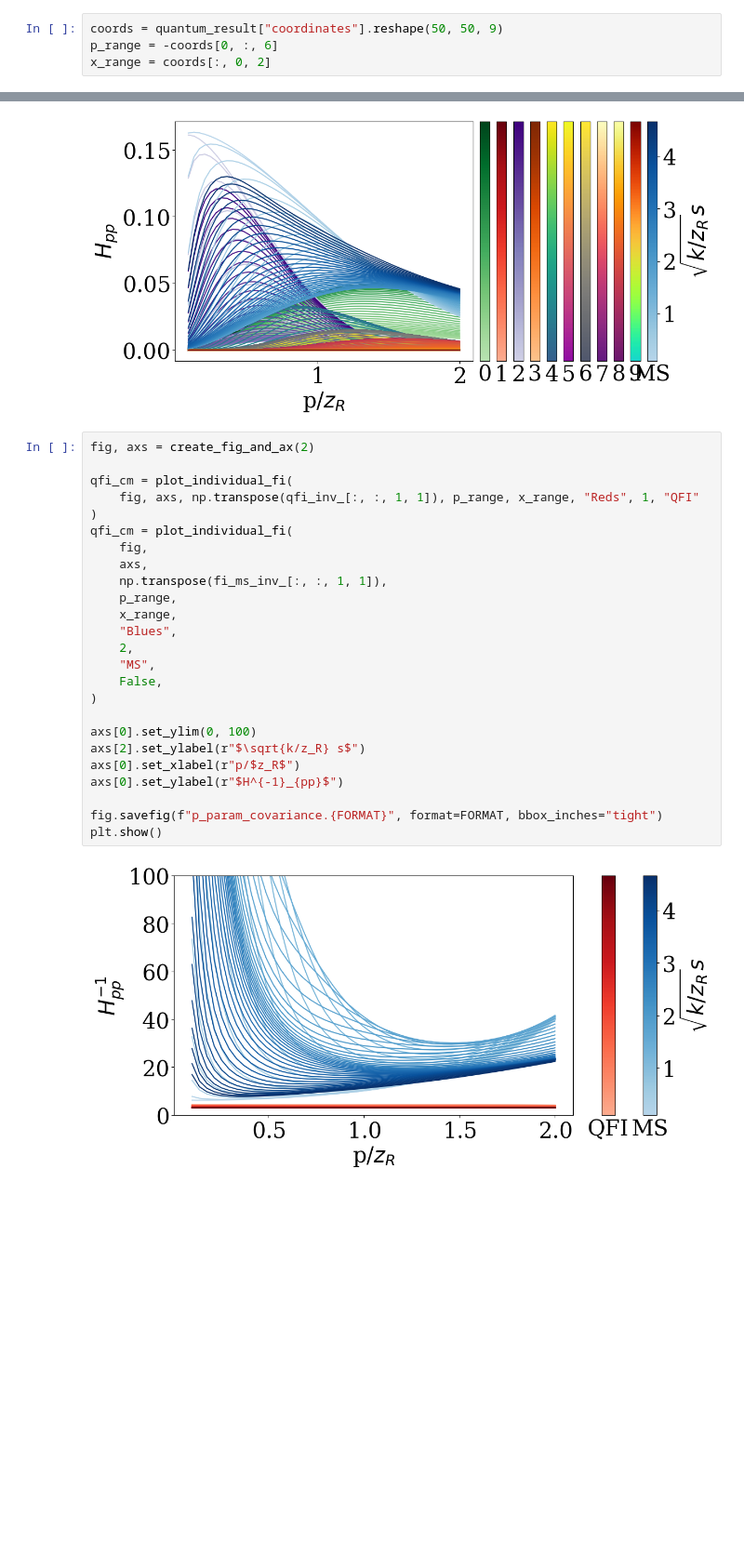
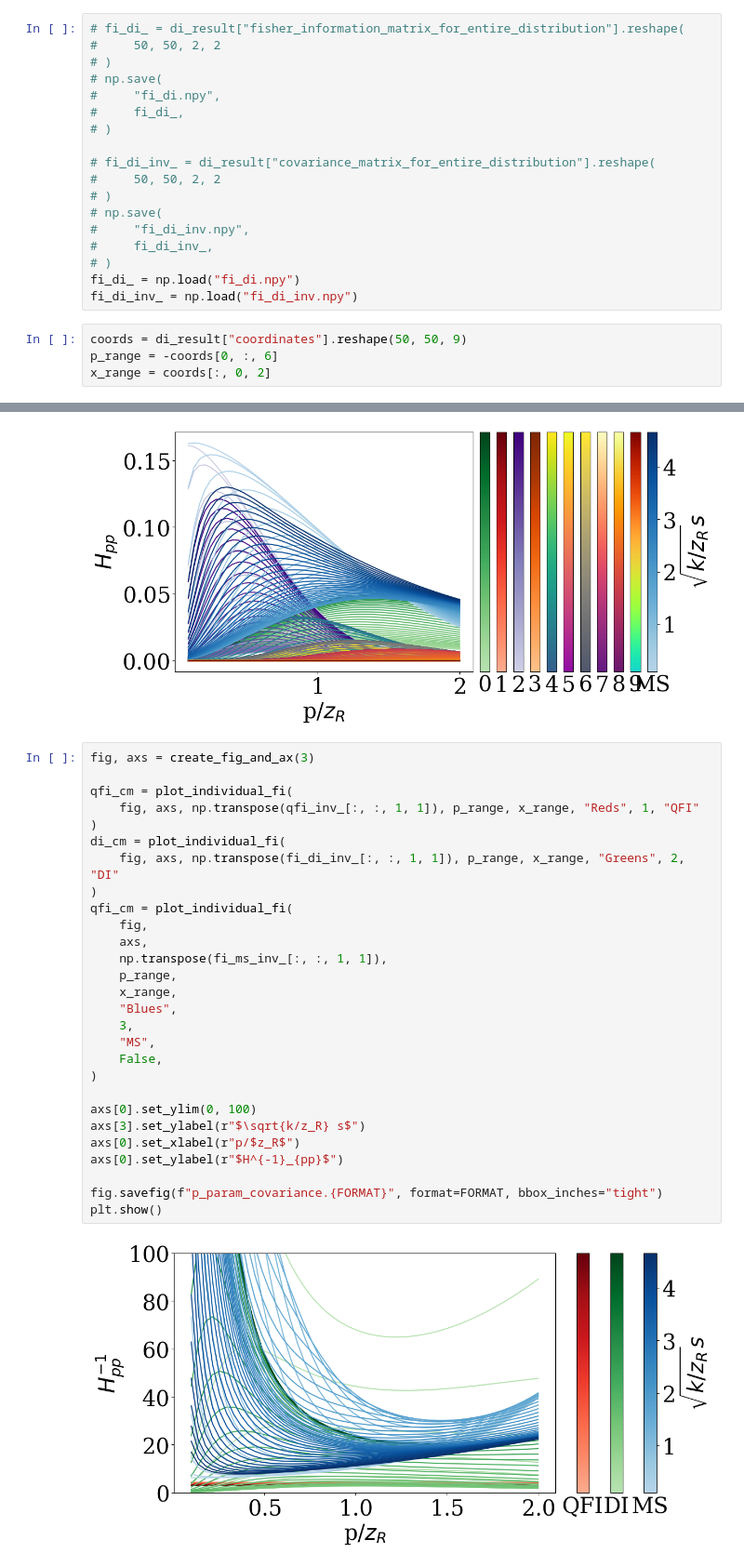
Before and after one commit to jernejfrank/rayfish, a Jupyter notebook: examples/distance_3_point_sources/simulation.ipynb, the cells around one changed output, grey strips where cells are left out. Shown at 93% size. Cells and saved outputs as stored; diff of their text form; blank space fills up the shorter version.

```diff
--- a/examples/distance_3_point_sources/simulation.ipynb
+++ b/examples/distance_3_point_sources/simulation.ipynb
@@ -111,5 +138,23 @@ np.save(
+# %%
+# fi_di_ = di_result["fisher_information_matrix_for_entire_distribution"].reshape(
+#     50, 50, 2, 2
+# )
+# np.save(
+#     "fi_di.npy",
+#     fi_di_,
+# )
+
+# fi_di_inv_ = di_result["covariance_matrix_for_entire_distribution"].reshape(
+#     50, 50, 2, 2
+# )
+# np.save(
+#     "fi_di_inv.npy",
+#     fi_di_inv_,
+# )
+fi_di_ = np.load("fi_di.npy")
+fi_di_inv_ = np.load("fi_di_inv.npy")
 # %%
-coords = quantum_result["coordinates"].reshape(50, 50, 9)
+coords = di_result["coordinates"].reshape(50, 50, 9)
 p_range = -coords[0, :, 6]
 x_range = coords[:, 0, 2]
 # %%
@@ -307,29 +362,32 @@ plt.show()
 # %% [output]
 [figure]
 # %%
-fig, axs = create_fig_and_ax(2)
+fig, axs = create_fig_and_ax(3)
 
 qfi_cm = plot_individual_fi(
     fig, axs, np.transpose(qfi_inv_[:, :, 1, 1]), p_range, x_range, "Reds", 1, "QFI"
+)
+di_cm = plot_individual_fi(
+    fig, axs, np.transpose(fi_di_inv_[:, :, 1, 1]), p_range, x_range, "Greens", 2, "DI"
 )
 qfi_cm = plot_individual_fi(
     fig,
     axs,
     np.transpose(fi_ms_inv_[:, :, 1, 1]),
     p_range,
     x_range,
     "Blues",
-    2,
+    3,
     "MS",
     False,
 )
 
 axs[0].set_ylim(0, 100)
-axs[2].set_ylabel(r"$\sqrt{k/z_R} s$")
+axs[3].set_ylabel(r"$\sqrt{k/z_R} s$")
 axs[0].set_xlabel(r"p/$z_R$")
 axs[0].set_ylabel(r"$H^{-1}_{pp}$")
 
 fig.savefig(f"p_param_covariance.{FORMAT}", format=FORMAT, bbox_inches="tight")
 plt.show()
 # %% [output]
-[figure, old version]
+[figure, new version]
```
Also changed, not shown: parts of 8 cells of this notebook, 11 other files.
